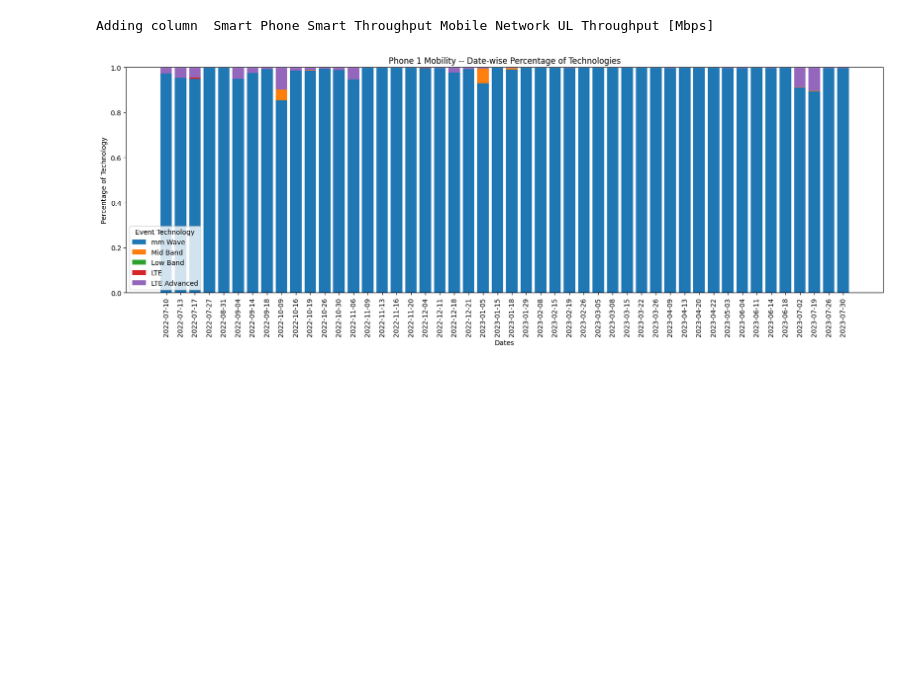
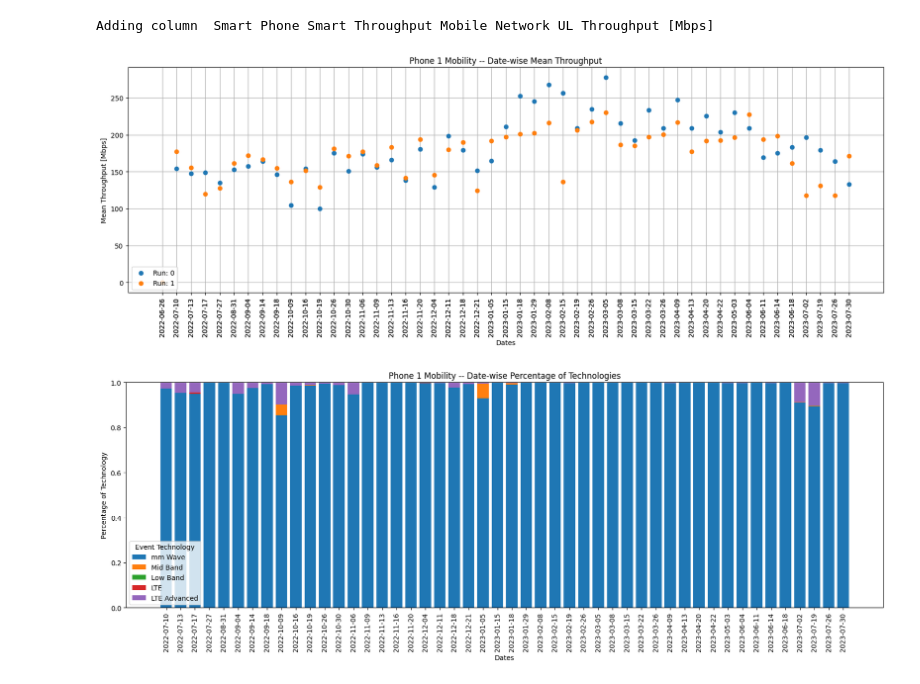
Before and after one commit to Bobeshwar/5gevolution, a Jupyter notebook: dataProcessing.ipynb, the cells around one changed output. Saved outputs shown, nothing was run; the diff lists cells and outputs as text; code cells hidden in the pictures; blank space fills up the shorter version.

Commit message:
Added experiment number to throughput

```diff
--- a/dataProcessing.ipynb
+++ b/dataProcessing.ipynb
@@ -160,6 +160,38 @@ def GenerateGraphThroughput(location,title):
     ax.set_title(f'{title} -- Date-wise Mean Throughput')
     plt.xticks(df["TIME_STAMP"], rotation=90)
     plt.show()
+# %%
+def GenerateGraphThroughputScatter(location,title):
+    iter_csv = pd.read_csv(location, iterator=True, chunksize=1000)
+    df = pd.concat([chunk for chunk in iter_csv])
+    df = df[["TIME_STAMP","Smart Phone Smart Throughput Mobile Network UL Throughput [Mbps]", "Experiment"]]
+
+    # df["Smart Phone Smart Throughput Mobile Network UL Throughput [Mbps]"].ffill(inplace=True)
+    df.dropna(subset = ["Smart Phone Smart Throughput Mobile Network UL Throughput [Mbps]"], inplace=True)
+
+    df["TIME_STAMP"] = df["TIME_STAMP"].apply(lambda x: x[:10])
+    df = df.groupby(["TIME_STAMP","Experiment"],as_index=False).mean()
+    import matplotlib.pyplot as plt
+    fig,ax = plt.subplots(figsize=(20,6))
+    plt.grid()
+    experiments = df["Experiment"].unique()
+    startExp = min(experiments)
+    for experiment in experiments:
+        dfExp = df[df["Experiment"] == experiment]
+        plt.scatter(dfExp["TIME_STAMP"], dfExp["Smart Phone Smart Throughput Mobile Network UL Throughput [Mbps]"], label = 'Run: ' + str(experiment-startExp))
+    plt.legend(loc="lower left",fontsize="10")
+    # customize the plot
+    ax.set_axisbelow(True)
+    ax.set_xlabel('Dates')
+    ax.set_ylabel('Mean Throughput [Mbps]')
+    ax.set_title(f'{title} -- Date-wise Mean Throughput')
+
+    plt.xticks(df["TIME_STAMP"], rotation=90)
+    plt.show()
+# %%
+GenerateGraphThroughputScatter("Phone1Mobility.csv", "Phone 1 Mobility")
+# %% [output]
+[figure, added]
 # %%
 GenerateGraph("Phone1Mobility.csv", "Phone 1 Mobility")
 # %% [output]
```
Also changed, not shown: parts of 2 cells of this notebook.
